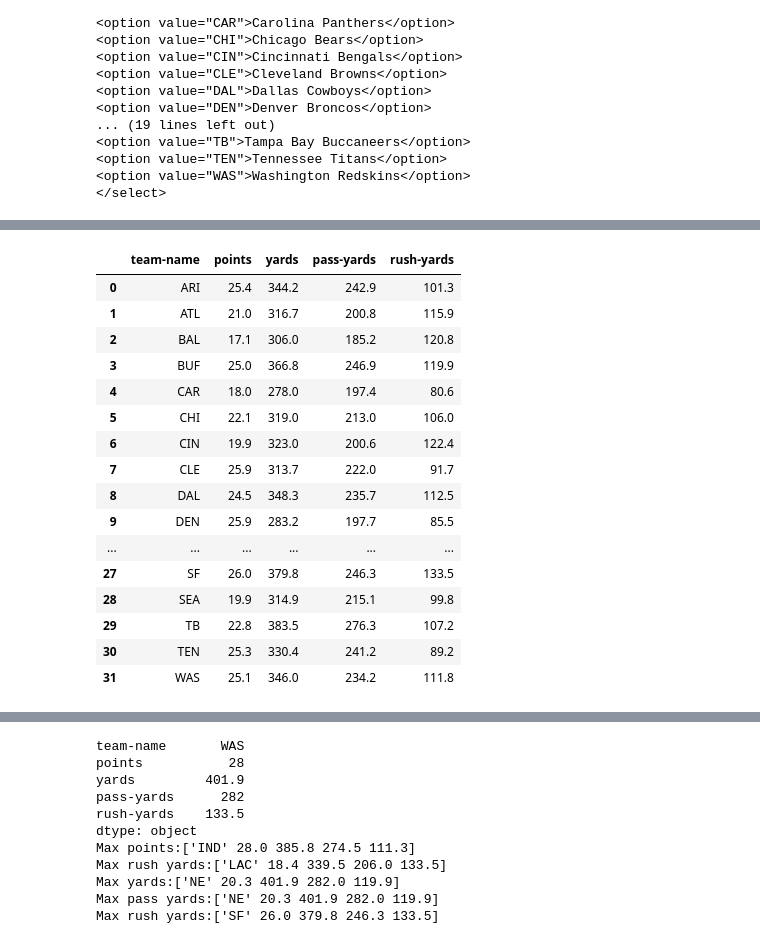
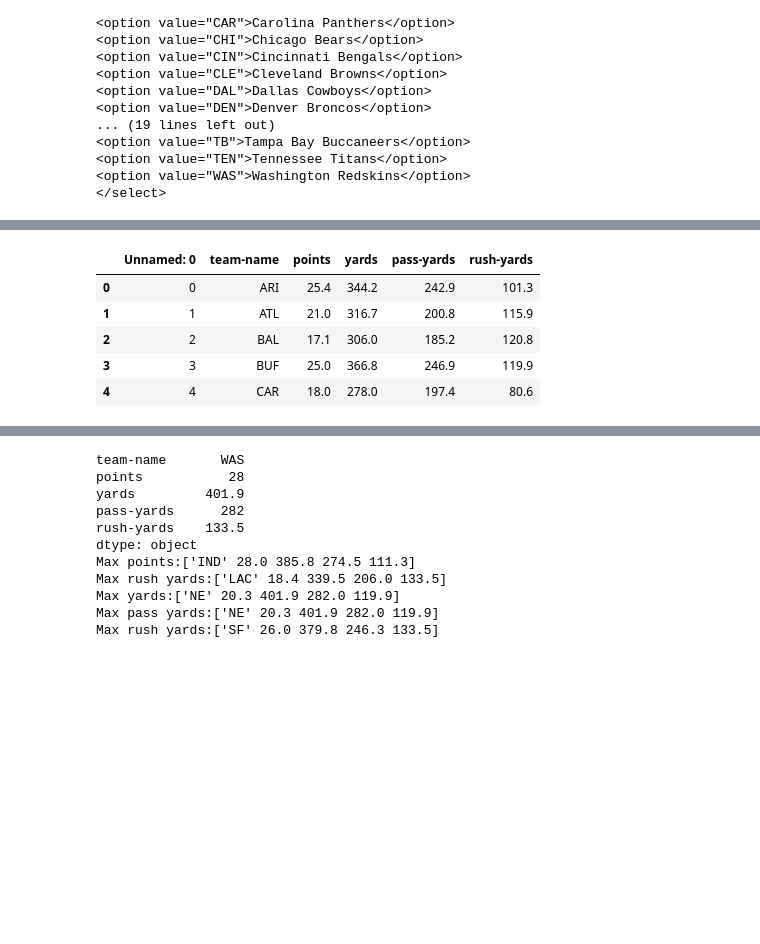
Before and after one commit to AndreiUngur/FootballAnalysis, a Jupyter notebook: Tests.ipynb, the cells around one changed output, grey strips where cells are left out. Drawn from its saved outputs; the diff is of its cells as text; code cells hidden in the pictures; blank space fills up the shorter version.

```diff
--- a/Tests.ipynb
+++ b/Tests.ipynb
@@ -107,38 +93,27 @@ df2
 # %%
 df2.to_csv('teams_offensive.csv', encoding='utf-8')
 # %%
-df3 = pd.DataFrame(columns=['team-name','points','yards','pass-yards','rush-yards'])
+df3 = pd.DataFrame(columns=['team_name','points','yards','pass_yards','rush_yards'])
 row = 0
 #For Defense
-for team in teams:
-    test = []
-    page = urlopen(url+team)
-    soup = BeautifulSoup(page, 'html.parser')
-    score = soup.find_all('div', attrs={'class':'team-quick-stat-body'})
-    test.append(team)
-    test.append(float(score[4].text.split("(")[0]))
-    test.append(float(score[5].text.split("(")[0]))
-    test.append(float(score[6].text.split("(")[0]))
-    test.append(float(score[7].text.split("(")[0]))
-    df3.loc[row] = test
-    row+=1
-
-df3
+# for team in teams:
+#     test = []
+#     page = urlopen(url+team)
+#     soup = BeautifulSoup(page, 'html.parser')
+#     score = soup.find_all('div', attrs={'class':'team-quick-stat-body'})
+#     test.append(team)
+#     test.append(float(score[4].text.split("(")[0]))
+#     test.append(float(score[5].text.split("(")[0]))
+#     test.append(float(score[6].text.split("(")[0]))
+#     test.append(float(score[7].text.split("(")[0]))
+#     df3.loc[row] = test
+#     row+=1
+df3 = pd.read_csv("teams_defensive.csv")
+df3.head()
 # %% [output]
-|  | team-name | points | yards | pass-yards | rush-yards |
-| 0 | ARI | 25.4 | 344.2 | 242.9 | 101.3 |
-| 1 | ATL | 21.0 | 316.7 | 200.8 | 115.9 |
-| 2 | BAL | 17.1 | 306.0 | 185.2 | 120.8 |
-| 3 | BUF | 25.0 | 366.8 | 246.9 | 119.9 |
-| 4 | CAR | 18.0 | 278.0 | 197.4 | 80.6 |
-| 5 | CHI | 22.1 | 319.0 | 213.0 | 106.0 |
-| 6 | CIN | 19.9 | 323.0 | 200.6 | 122.4 |
-| 7 | CLE | 25.9 | 313.7 | 222.0 | 91.7 |
-| 8 | DAL | 24.5 | 348.3 | 235.7 | 112.5 |
-| 9 | DEN | 25.9 | 283.2 | 197.7 | 85.5 |
-| ... | ... | ... | ... | ... | ... |
-| 27 | SF | 26.0 | 379.8 | 246.3 | 133.5 |
-| 28 | SEA | 19.9 | 314.9 | 215.1 | 99.8 |
-| 29 | TB | 22.8 | 383.5 | 276.3 | 107.2 |
-| 30 | TEN | 25.3 | 330.4 | 241.2 | 89.2 |
-| 31 | WAS | 25.1 | 346.0 | 234.2 | 111.8 |
+|  | Unnamed: 0 | team-name | points | yards | pass-yards | rush-yards |
+| 0 | 0 | ARI | 25.4 | 344.2 | 242.9 | 101.3 |
+| 1 | 1 | ATL | 21.0 | 316.7 | 200.8 | 115.9 |
+| 2 | 2 | BAL | 17.1 | 306.0 | 185.2 | 120.8 |
+| 3 | 3 | BUF | 25.0 | 366.8 | 246.9 | 119.9 |
+| 4 | 4 | CAR | 18.0 | 278.0 | 197.4 | 80.6 |
```
Also changed, not shown: parts of 11 cells of this notebook, 5 other files.
